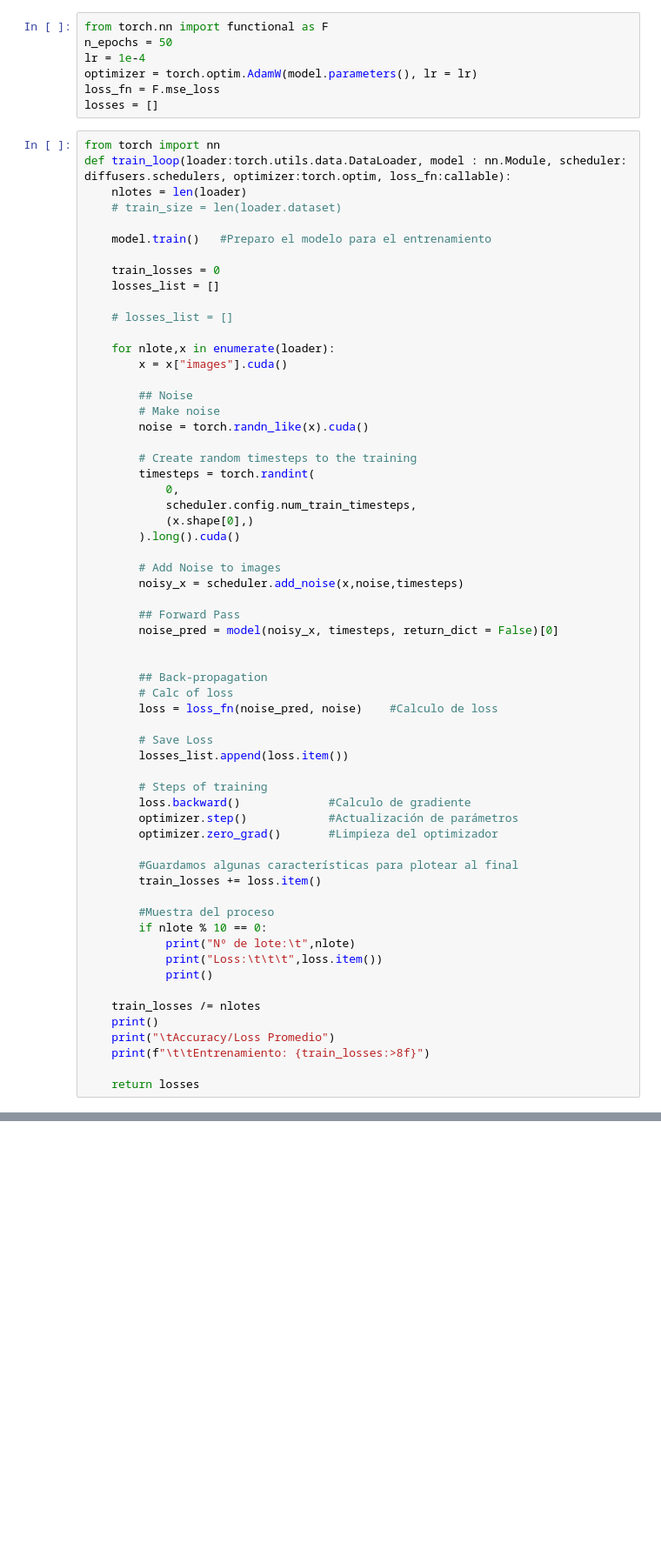
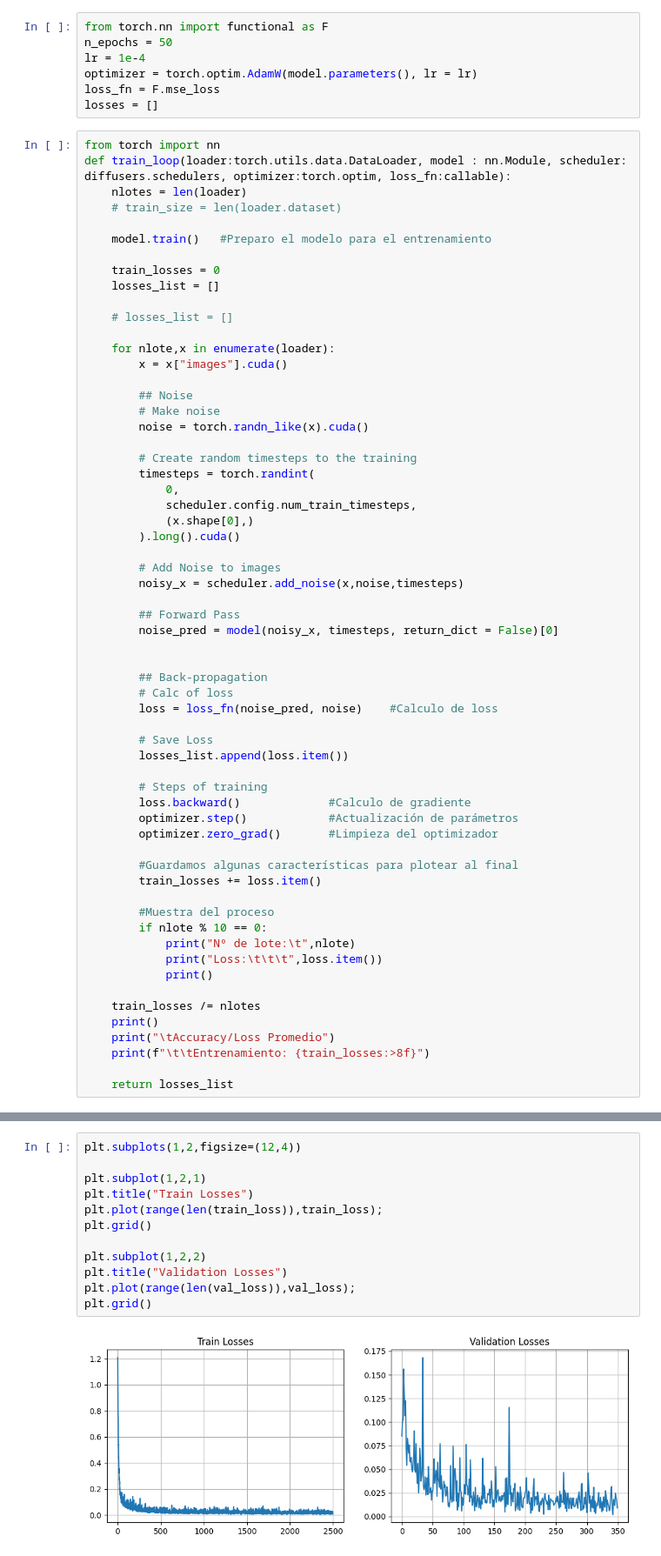
Before and after one commit to PudWin14/Generative_AI_TFM, a Jupyter notebook: Diffusion/Training_diffusion/Train_diffusion_model.ipynb, the cells around one changed output, grey strips where cells are left out. Shown: that part at 87% size. Drawn from its saved outputs; the diff is of its cells as text; blank space fills up the shorter version.

Commit message:
Refactor of cells and plots of loss through train

```diff
--- a/Diffusion/Training_diffusion/Train_diffusion_model.ipynb
+++ b/Diffusion/Training_diffusion/Train_diffusion_model.ipynb
@@ -221,7 +221,7 @@ def train_loop(loader:torch.utils.data.DataLoader, model : nn.Module, scheduler:
     print("\tAccuracy/Loss Promedio")
     print(f"\t\tEntrenamiento: {train_losses:>8f}")
 
-    return losses
+    return losses_list
 # %%
 def val_loop(loader:torch.utils.data.DataLoader, model:nn.Module, scheduler: diffusers.schedulers, loss_fn:callable):
 
@@ -295 +295,15 @@ Loss:                    0.19566631317138672
 Finalizado entrenamiento del modelo!
+# %%
+plt.subplots(1,2,figsize=(12,4))
+
+plt.subplot(1,2,1)
+plt.title("Train Losses")
+plt.plot(range(len(train_loss)),train_loss);
+plt.grid()
+
+plt.subplot(1,2,2)
+plt.title("Validation Losses")
+plt.plot(range(len(val_loss)),val_loss);
+plt.grid()
+# %% [output]
+[figure, added]
```
Also changed, not shown: parts of 9 cells of this notebook.
